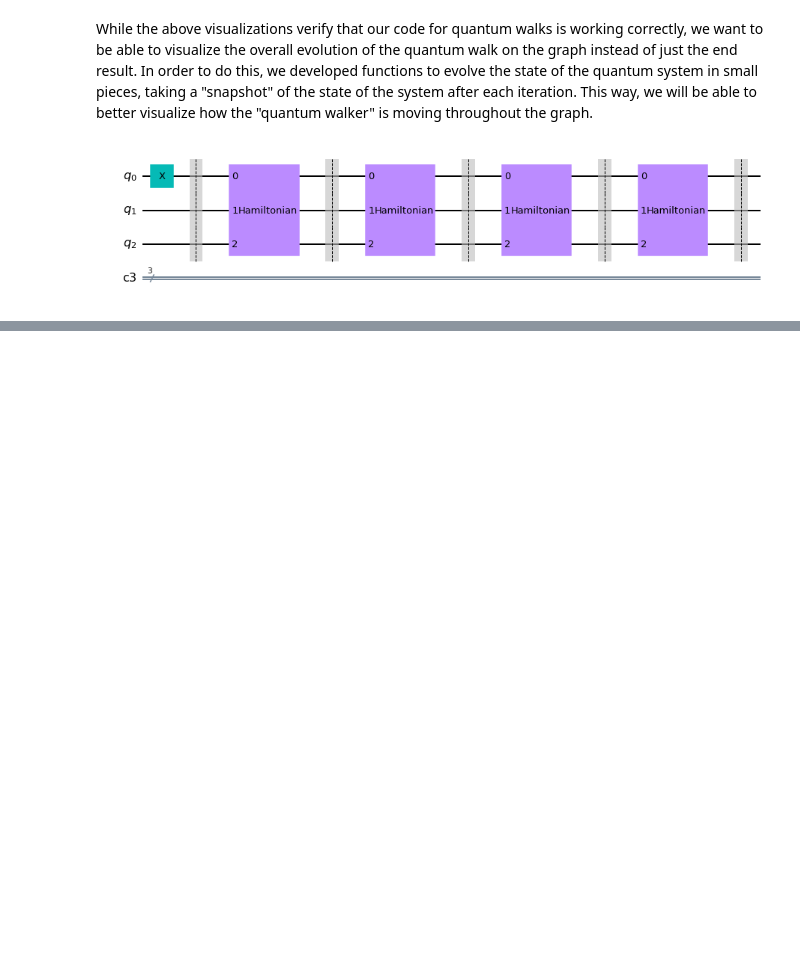
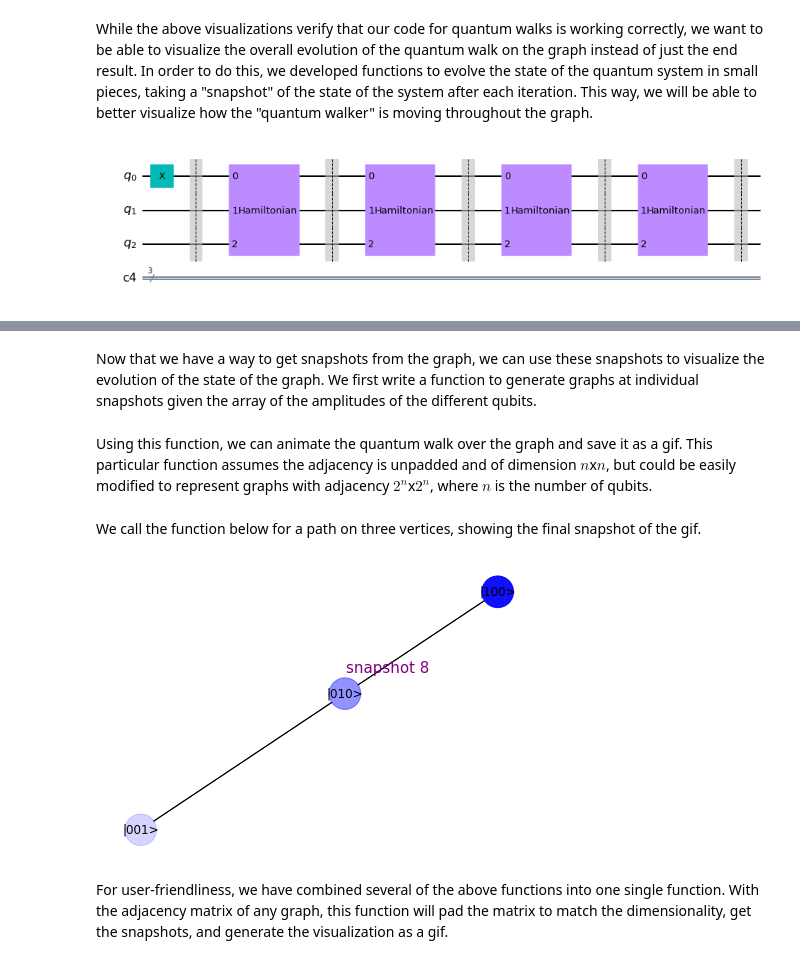
Before and after one commit to jordi1215/quantum-walk-visualization, a Jupyter notebook: quantum_walk.ipynb, the cells around one changed output, grey strips where cells are left out. Saved outputs shown, nothing was run; the diff lists cells and outputs as text; code cells hidden in the pictures; blank space fills up the shorter version.

```diff
--- a/quantum_walk.ipynb
+++ b/quantum_walk.ipynb
@@ -240,9 +200,10 @@ random_circuit.draw(output='mpl')
 [figure]
 # %%
 def get_snapshots(adj_matrix, total_dur, num_snaps):
-    '''Function for returning snapshots of quantum walk.
+    '''
+    Function for returning snapshots of quantum walk.
 
-    Parameters: adj_matrix (ndarray):   adjacency of graph
+    Parameters: adj_matrix (ndarray):   adjacency of graph (2**n, 2**n)
                 total_dur (float):      total time for quantum walk
                 num_snaps (int):        number of snapshots throughout walk
     Returns:    map from iteration number to snapshot, snapshot counts
@@ -263,0 +238,2 @@ Starting State: [array([ 0.        +0.j        ,  0.53942727+0.j        ,
+# %% [markdown]
+Now that we have a way to get snapshots from the graph, we can use these snapshots to visualize the evolution of the state of the graph. We first write a function to generate graphs at individual snapshots given the array of the amplitudes of the different qubits.
@@ -263,0 +272,44 @@ Starting State: [array([ 0.        +0.j        ,  0.53942727+0.j        ,
+# %% [markdown]
+Using this function, we can animate the quantum walk over the graph and save it as a gif. This particular function assumes the adjacency is unpadded and of dimension $n$x$n$, but could be easily modified to represent graphs with adjacency $2^{n}$x$2^{n}$, where $n$ is the number of qubits.
+# %%
+def generate_gif(adj_matrix, snapshots, gifname="quantum_walk", snapshot_dir="."):
+    '''
+    Function that makes a gif of the quantum walk.
+
+    Parameters: adj_matrix (ndarray):       adjacency of graph (unpadded, nxn)
+                snapshots (ndarray dict):   map from iteration number to snapshot, snapshot counts
+                                            up from binary in ordering (00, 01, 10, 11 for 2 nodes)
+                gifname (string):           name of the gif file created
+                snapshot_dir (string):      name of the directory to store the snapshot png's
+    Returns: saves a gif to the notebook files
+    '''
+    n = len(snapshots.items())
+    pos = None
+    # create all the images of the graphs
+    for i in range(n):
+        g, colors = generate_digraph_at_snapshot(adj_matrix, snapshots[str(i)][0])
+
+        # save the position of the first graph so all subsequent graphs use the same node positioning
+        if i == 0:
+            pos = retworkx.spring_layout(g)
+
+        plt.clf()
+        mpl_draw(g, pos=pos, with_labels=True, labels=lambda node: node, arrows=False, node_size=1000, node_color= colors)
+        plt.draw()
+        plt.text(0.1, 0.1, 'snapshot ' + str(i), size=15, color='purple')
+        plt.savefig(snapshot_dir + '/snapshot' + str(i) + '.png')
+
+    # concatenate images into gif
+    images = []
+    filenames = [snapshot_dir + '/snapshot' + str(i) + '.png' for i in range(n)]
+    for filename in filenames:
+        images.append(imageio.imread(filename))
+        imageio.mimsave(gifname + ".gif", images, duration = .5)
+# %% [markdown]
+We call the function below for a path on three vertices, showing the final snapshot of the gif.
+# %%
+generate_gif(adj_P3, get_snapshots(full_mat_P3, 2*np.pi, 8))
+# %% [output]
+[figure, added]
+# %% [markdown]
+For user-friendliness, we have combined several of the above functions into one single function. With the adjacency matrix of any graph, this function will pad the matrix to match the dimensionality, get the snapshots, and generate the visualization as a gif.
```
Also changed, not shown: parts of 16 cells of this notebook.
